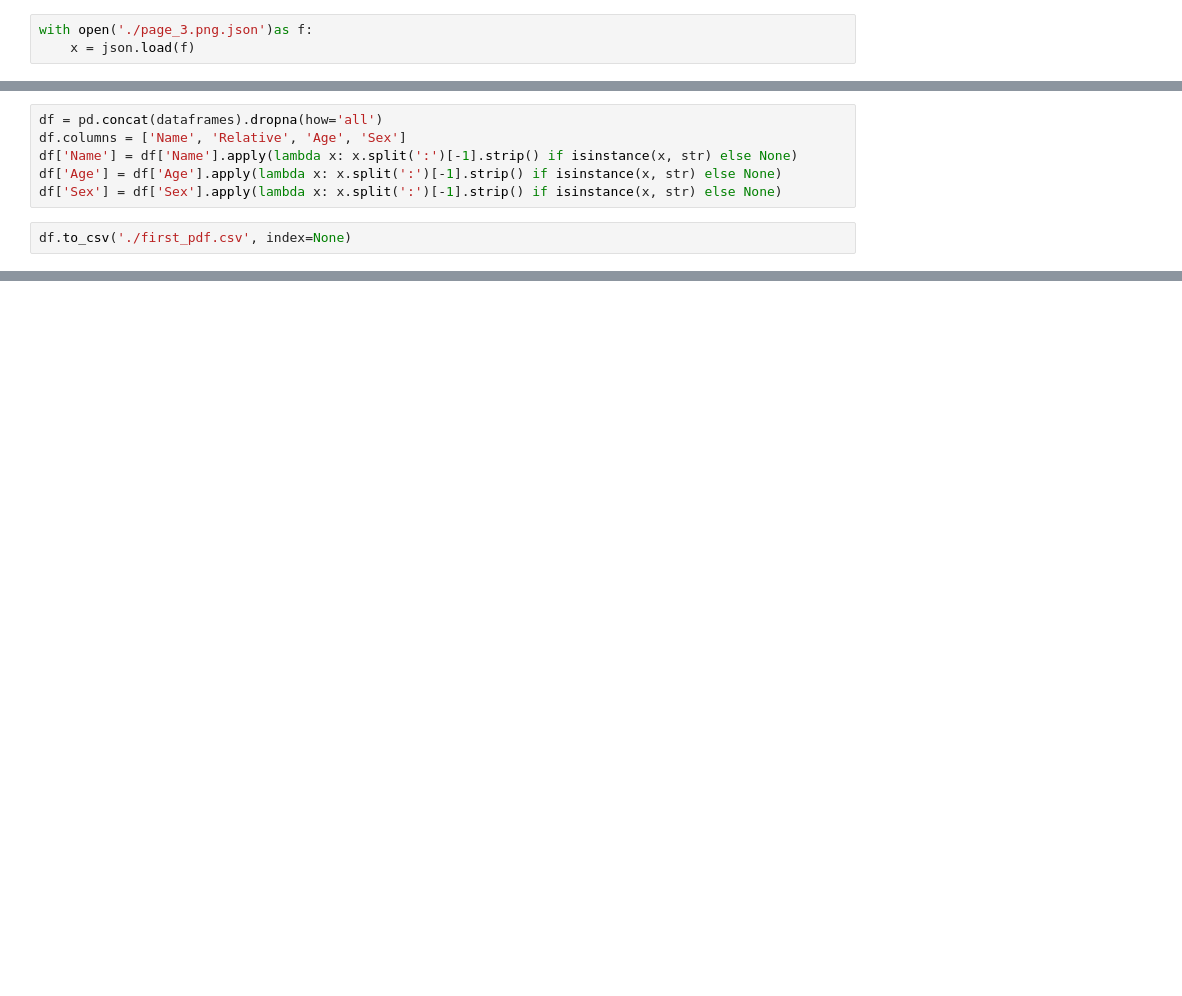
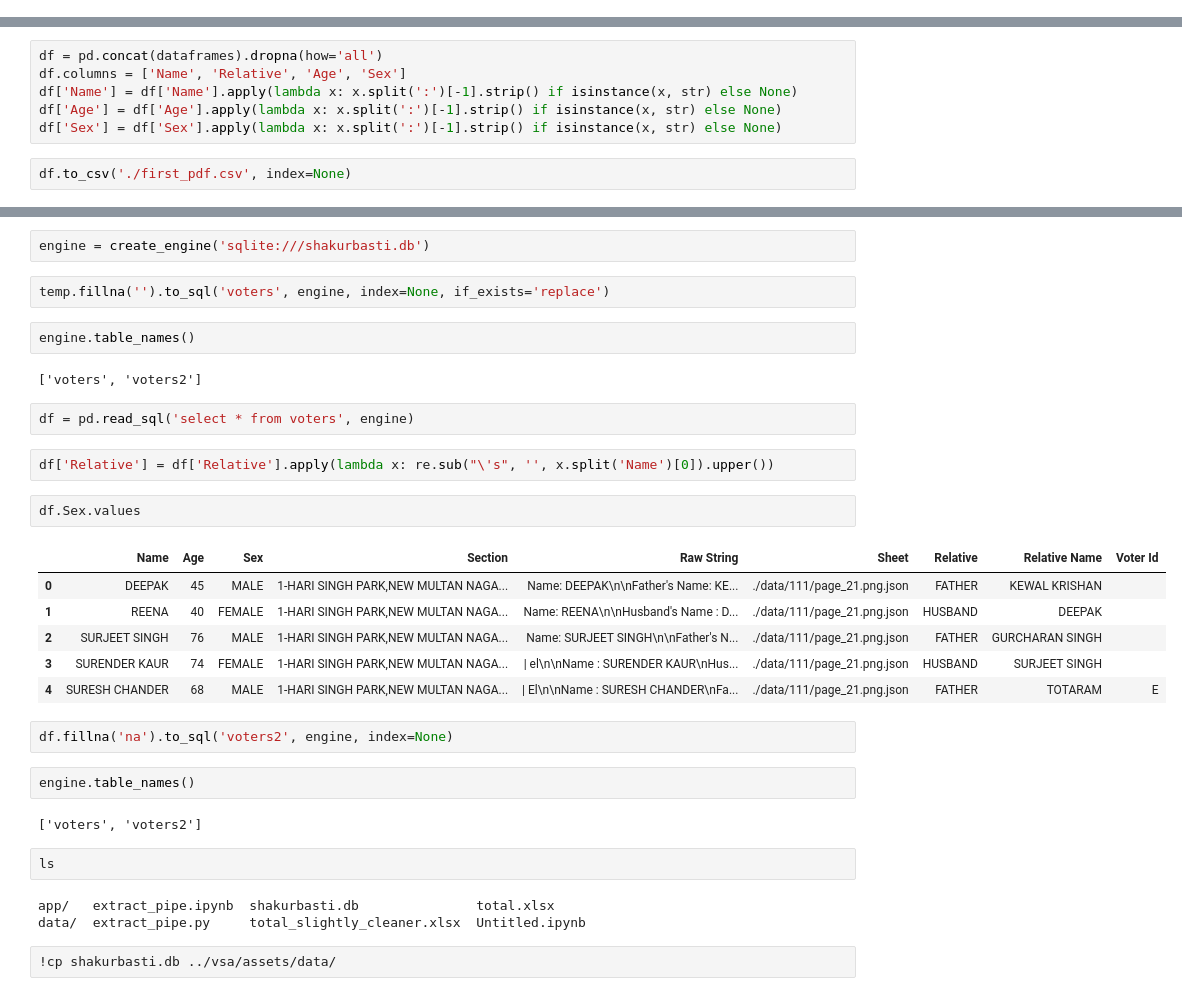
Before and after one commit to CalmDownKarm/voterlist, a Jupyter notebook: extract_pipe.ipynb, the cells around one changed output, grey strips where cells are left out. Cells and saved outputs as stored; diff of their text form; blank space fills up the shorter version.

```diff
--- a/extract_pipe.ipynb
+++ b/extract_pipe.ipynb
@@ -72,6 +117,3 @@ jsons
-# %%
-with open('./page_3.png.json')as f:
-    x = json.load(f)
 # %%
 num_files = sorted([int(re.search('[0-9]+', filename)[0]) for filename in glob.glob('./*.json')])
 dataframes = []
@@ -92,0 +291,34 @@ df.to_csv('./first_pdf.csv', index=None)
+# %%
+engine = create_engine('sqlite:///shakurbasti.db')
+# %%
+temp.fillna('').to_sql('voters', engine, index=None, if_exists='replace')
+# %%
+engine.table_names()
+# %% [output]
+['voters', 'voters2']
+# %%
+df = pd.read_sql('select * from voters', engine)
+# %%
+df['Relative'] = df['Relative'].apply(lambda x: re.sub("\'s", '', x.split('Name')[0]).upper())
+# %%
+df.Sex.values
+# %% [output]
+|  | Name | Age | Sex | Section | Raw String | Sheet | Relative | Relative Name | Voter Id |
+| 0 | DEEPAK | 45 | MALE | 1-HARI SINGH PARK,NEW MULTAN NAGA... | Name: DEEPAK\n\nFather's Name: KE... | ./data/111/page_21.png.json | FATHER | KEWAL KRISHAN |  |
+| 1 | REENA | 40 | FEMALE | 1-HARI SINGH PARK,NEW MULTAN NAGA... | Name: REENA\n\nHusband's Name : D... | ./data/111/page_21.png.json | HUSBAND | DEEPAK |  |
+| 2 | SURJEET SINGH | 76 | MALE | 1-HARI SINGH PARK,NEW MULTAN NAGA... | Name: SURJEET SINGH\n\nFather's N... | ./data/111/page_21.png.json | FATHER | GURCHARAN SINGH |  |
+| 3 | SURENDER KAUR | 74 | FEMALE | 1-HARI SINGH PARK,NEW MULTAN NAGA... | | el\n\nName : SURENDER KAUR\nHus... | ./data/111/page_21.png.json | HUSBAND | SURJEET SINGH |  |
+| 4 | SURESH CHANDER | 68 | MALE | 1-HARI SINGH PARK,NEW MULTAN NAGA... | | El\n\nName : SURESH CHANDER\nFa... | ./data/111/page_21.png.json | FATHER | TOTARAM | E |
+# %%
+df.fillna('na').to_sql('voters2', engine, index=None)
+# %%
+engine.table_names()
+# %% [output]
+['voters', 'voters2']
+# %%
+ls
+# %% [output]
+app/   extract_pipe.ipynb  shakurbasti.db               total.xlsx
+data/  extract_pipe.py     total_slightly_cleaner.xlsx  Untitled.ipynb
+# %%
+!cp shakurbasti.db ../vsa/assets/data/
```
Also changed, not shown: parts of 39 cells of this notebook, 2 other files.
